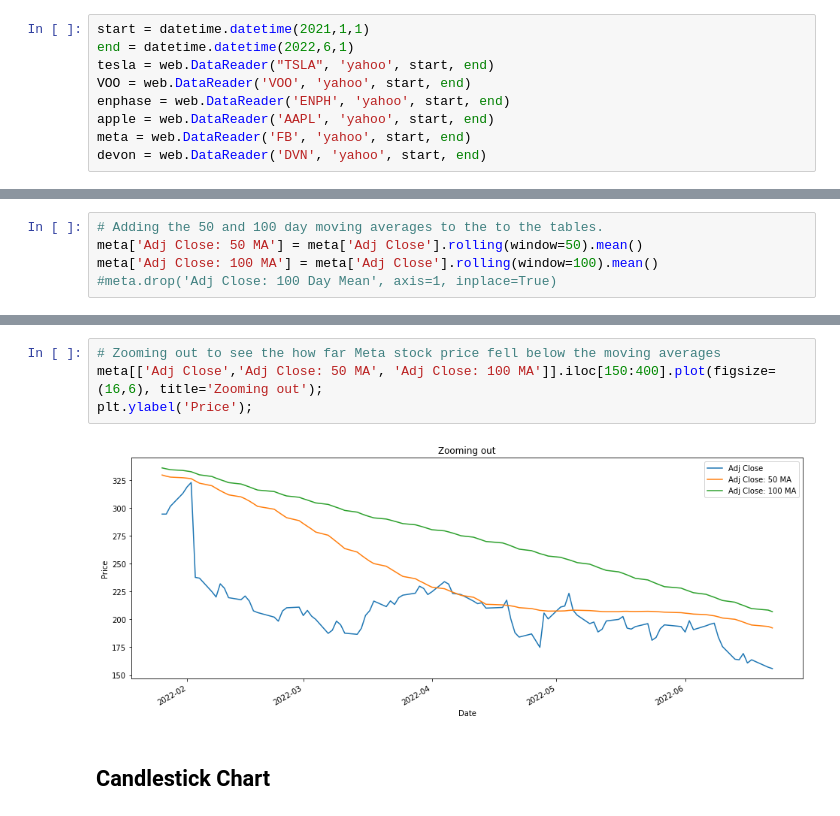
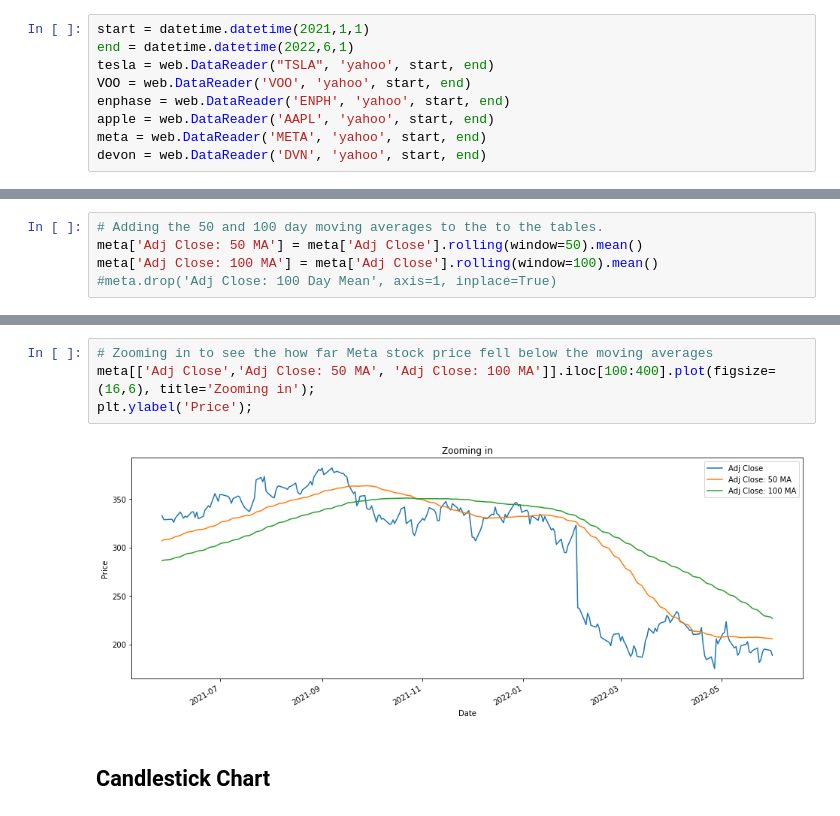
Before and after one commit to stuykid/2022-Stock-Market-analysis, a Jupyter notebook: 2022 Stock Market Analysis.ipynb, the cells around one changed output, grey strips where cells are left out. Saved outputs shown, nothing was run; the diff lists cells and outputs as text.

```diff
--- a/2022 Stock Market Analysis.ipynb
+++ b/2022 Stock Market Analysis.ipynb
@@ -17,7 +17,7 @@ tesla = web.DataReader("TSLA", 'yahoo', start, end)
 VOO = web.DataReader('VOO', 'yahoo', start, end)
 enphase = web.DataReader('ENPH', 'yahoo', start, end)
 apple = web.DataReader('AAPL', 'yahoo', start, end)
-meta = web.DataReader('FB', 'yahoo', start, end)
+meta = web.DataReader('META', 'yahoo', start, end)
 devon = web.DataReader('DVN', 'yahoo', start, end)
 # %% [markdown]
 # Checking the data
@@ -98,9 +98,9 @@ meta.tail()
 # %%
-# Zooming out to see the how far Meta stock price fell below the moving averages
-meta[['Adj Close','Adj Close: 50 MA', 'Adj Close: 100 MA']].iloc[150:400].plot(figsize=(16,6), title='Zooming out');
+# Zooming in to see the how far Meta stock price fell below the moving averages
+meta[['Adj Close','Adj Close: 50 MA', 'Adj Close: 100 MA']].iloc[100:400].plot(figsize=(16,6), title='Zooming in');
 plt.ylabel('Price');
 # %% [output]
-[figure, old version]
+[figure, new version]
 # %% [markdown]
 ## Candlestick Chart
 # %%
```
Also changed, not shown: parts of 8 cells of this notebook.
